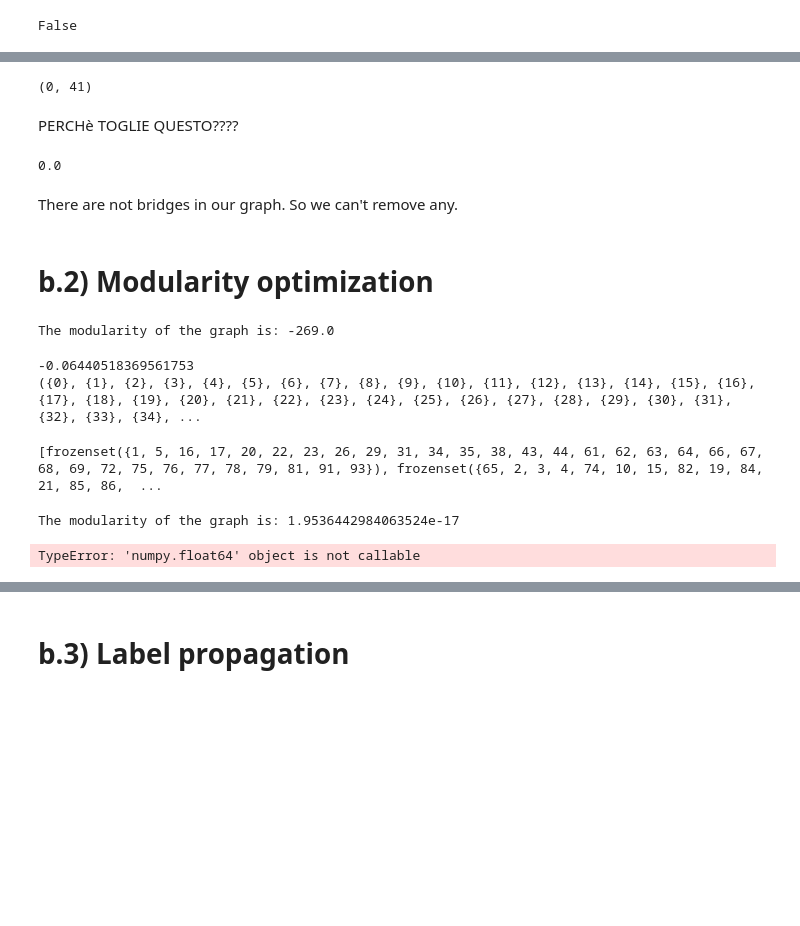
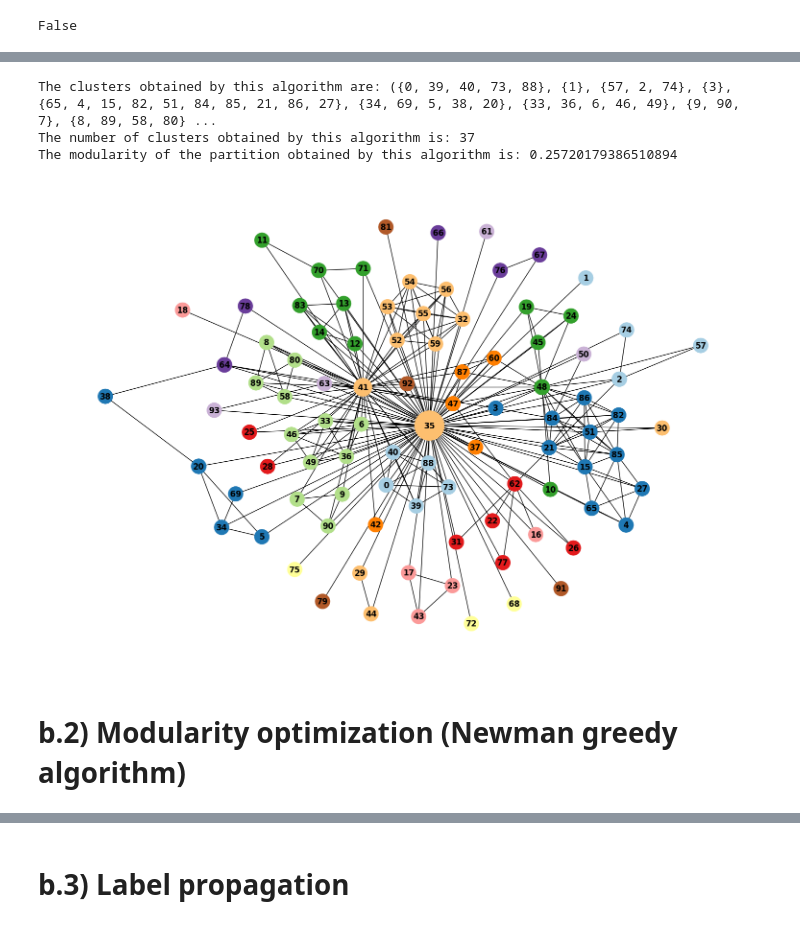
Before and after one commit to Dadd0/social-network-analysis-forrest-gump, a Jupyter notebook: forrest_gump.ipynb, the cells around one changed output, grey strips where cells are left out. Saved outputs shown, nothing was run; the diff lists cells and outputs as text; code cells hidden in the pictures; blank space fills up the shorter version.

```diff
--- a/forrest_gump.ipynb
+++ b/forrest_gump.ipynb
@@ -537,18 +514,32 @@ def max_betweeness(G):
-# %%
-# remove the edge with the max betweeness
-def remove_max_betweeness(G):
-    G.remove_edge(*max(G.edges, key=lambda edge: G.edges[edge]['betweenness'])) # Remove the edge with the maximum betweenness
-    return G
-print(max(G.edges, key=lambda edge: G.edges[edge]['betweenness']))
-# %% [output]
-(0, 41)
-# %% [markdown]
-PERCHè TOGLIE QUESTO????
-# %%
-print(max_betweeness(G))
-# %% [output]
-0.0
-# %% [markdown]
-There are not bridges in our graph. So we can't remove any.
+# %%
+# Girvan-Newman algorithm
+partitions = nx.community.girvan_newman(G)
+
+# Computing the modularity of each partition
+max_mod = 0
+for partition in partitions:
+    # this loop takes around a minute, two at most!
+    modularity = nx.community.quality.modularity(G, partition)
+    if modularity > max_mod:
+        max_mod = modularity
+        partition_br = partition
+print(f"The clusters obtained by this algorithm are: {partition_br}")
+print(f"The number of clusters obtained by this algorithm is: {len(partition_br)}")
+print(f"The modularity of the partition obtained by this algorithm is: {max_mod}")
+
+# Plotting the graph with the clusters obtained by the Girvan-Newman algorithm
+
+plt.figure(figsize=(15, 10))
+
+node_community = {node: i for i, cluster in enumerate(partition_br) for node in cluster} # Extract the community membership for each node in the graph
+node_colors = [node_community[node]*10 for node in G.nodes()]
+
+nx.draw(G, node_size = nodes_df['size'], pos = pos, node_color=node_colors, with_labels=True, font_weight='bold', cmap=plt.cm.Paired)
+plt.show()
+# %% [output]
+The clusters obtained by this algorithm are: ({0, 39, 40, 73, 88}, {1}, {57, 2, 74}, {3}, {65, 4, 15, 82, 51, 84, 85, 21, 86, 27}, {34, 69, 5, 38, 20}, {33, 36, 6, 46, 49}, {9, 90, 7}, {8, 89, 58, 80} ...
+The number of clusters obtained by this algorithm is: 37
+The modularity of the partition obtained by this algorithm is: 0.25720179386510894
+[figure, added]
 # %% [markdown]
-# b.2) Modularity optimization
+# b.2) Modularity optimization (Newman greedy algorithm)
@@ -573,20 +545,0 @@ def modularity(G, communities):
-# %%
-print(f'The modularity of the graph is: {modularity(G, [list(G.nodes)])}')
-# %% [output]
-The modularity of the graph is: -269.0
-# %%
-# Girvan-Newman algorithm
-partitions = nx.community.girvan_newman(G)
-# Compute the modularity of each partition
-for partition in partitions:
-    modularity = nx.community.quality.modularity(G, partition)
-print(modularity)
-print(partition)
-# %% [output]
--0.06440518369561753
-({0}, {1}, {2}, {3}, {4}, {5}, {6}, {7}, {8}, {9}, {10}, {11}, {12}, {13}, {14}, {15}, {16}, {17}, {18}, {19}, {20}, {21}, {22}, {23}, {24}, {25}, {26}, {27}, {28}, {29}, {30}, {31}, {32}, {33}, {34}, ...
-# %%
-partition_mod = nx.community.greedy_modularity_communities(G)
-print(partition_mod)
-# %% [output]
-[frozenset({1, 5, 16, 17, 20, 22, 23, 26, 29, 31, 34, 35, 38, 43, 44, 61, 62, 63, 64, 66, 67, 68, 69, 72, 75, 76, 77, 78, 79, 81, 91, 93}), frozenset({65, 2, 3, 4, 74, 10, 15, 82, 19, 84, 21, 85, 86,  ...
@@ -630,6 +545,0 @@ def newman_greedy_algorithm(G):
-# %%
-print(f'The modularity of the graph is: {Modularity(G, [list(G.nodes)])}')
-print(f'The modularity of the graph is: {Modularity(G, newman_greedy_algorithm(G))}')
-# %% [output]
-The modularity of the graph is: 1.9536442984063524e-17
-TypeError: 'numpy.float64' object is not callable
```
Also changed, not shown: parts of 21 cells of this notebook.
